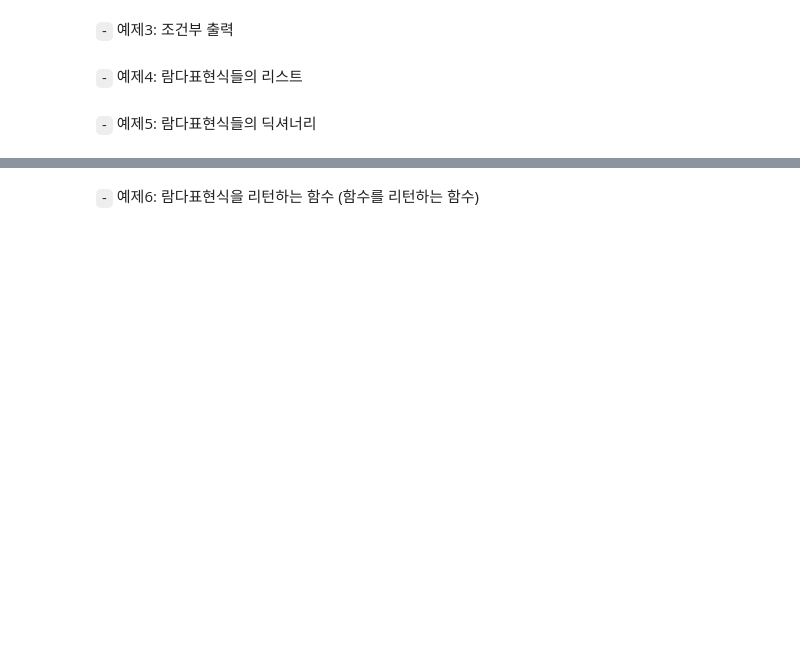
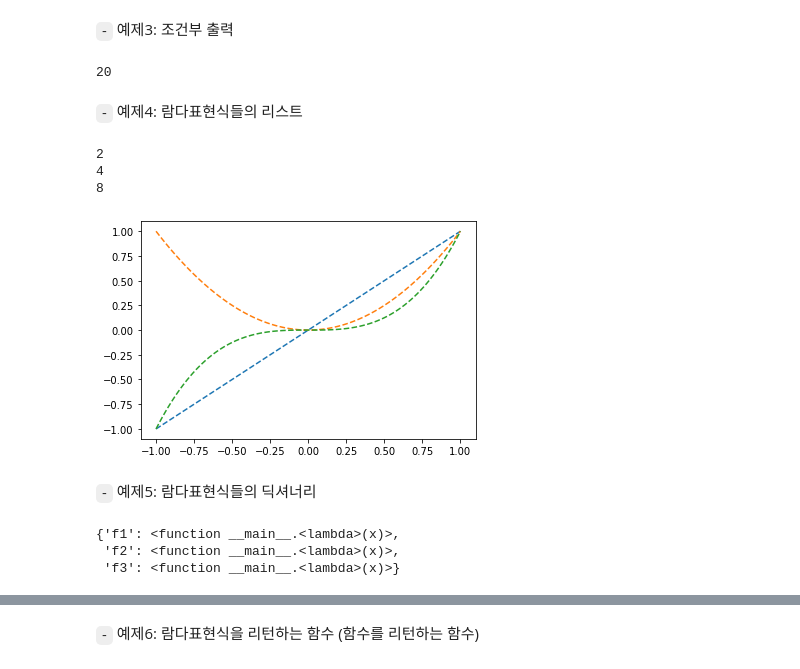
Before and after one commit to guebin/DV2022_backup, a Jupyter notebook: _notebooks/2022-10-12-(6주차) 10월12일.ipynb, the cells around one changed output, grey strips where cells are left out. Cells and saved outputs as stored; diff of their text form; code cells hidden in the pictures; blank space fills up the shorter version.

```diff
--- a/_notebooks/2022-10-12-(6주차) 10월12일.ipynb
+++ b/_notebooks/2022-10-12-(6주차) 10월12일.ipynb
@@ -18,6 +65,34 @@
 # %% [markdown]
 `-` 예제3: 조건부 출력
+# %%
+f = lambda x,y: x if x>y else y # x,y가 입력 -> x>y 일때만 x를 리턴하고 그렇지않으면 y를 리턴 = 큰값을 리턴하라는 소리임
+# %%
+f(1,20)
+# %% [output]
+20
 # %% [markdown]
 `-` 예제4: 람다표현식들의 리스트
+# %%
+fl = [lambda x: x, lambda x: x**2, lambda x: x**3]
+# %%
+for f in fl:
+    print(f(2))
+# %% [output]
+2
+4
+8
+# %%
+x = np.linspace(-1,1,100)
+for f in fl:
+    plt.plot(x,f(x),'--')
+# %% [output]
+[figure, added]
 # %% [markdown]
 `-` 예제5: 람다표현식들의 딕셔너리
+# %%
+fd = {'f1':lambda x: x, 'f2':lambda x: x**2, 'f3':lambda x: x**3}
+fd
+# %% [output]
+{'f1': <function __main__.<lambda>(x)>,
+ 'f2': <function __main__.<lambda>(x)>,
+ 'f3': <function __main__.<lambda>(x)>}
```
Also changed, not shown: parts of 92 cells of this notebook, 1 other file.
